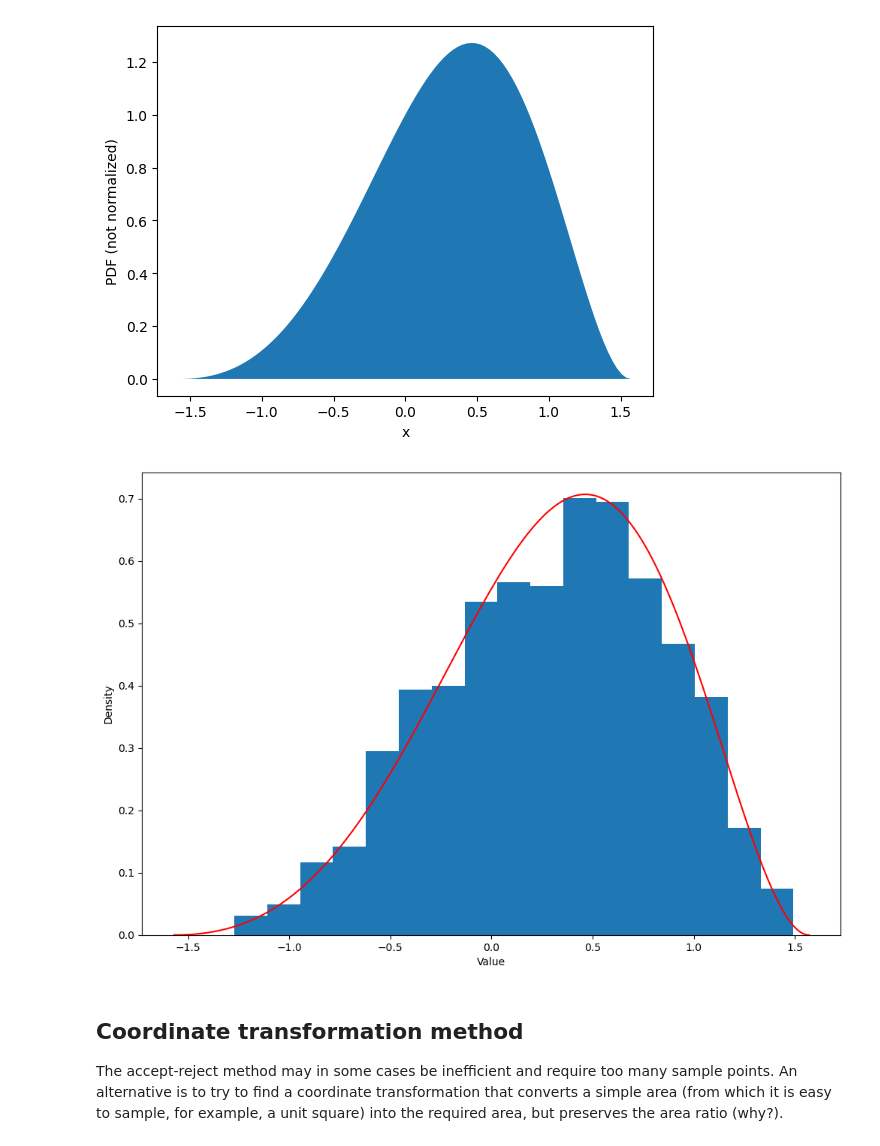
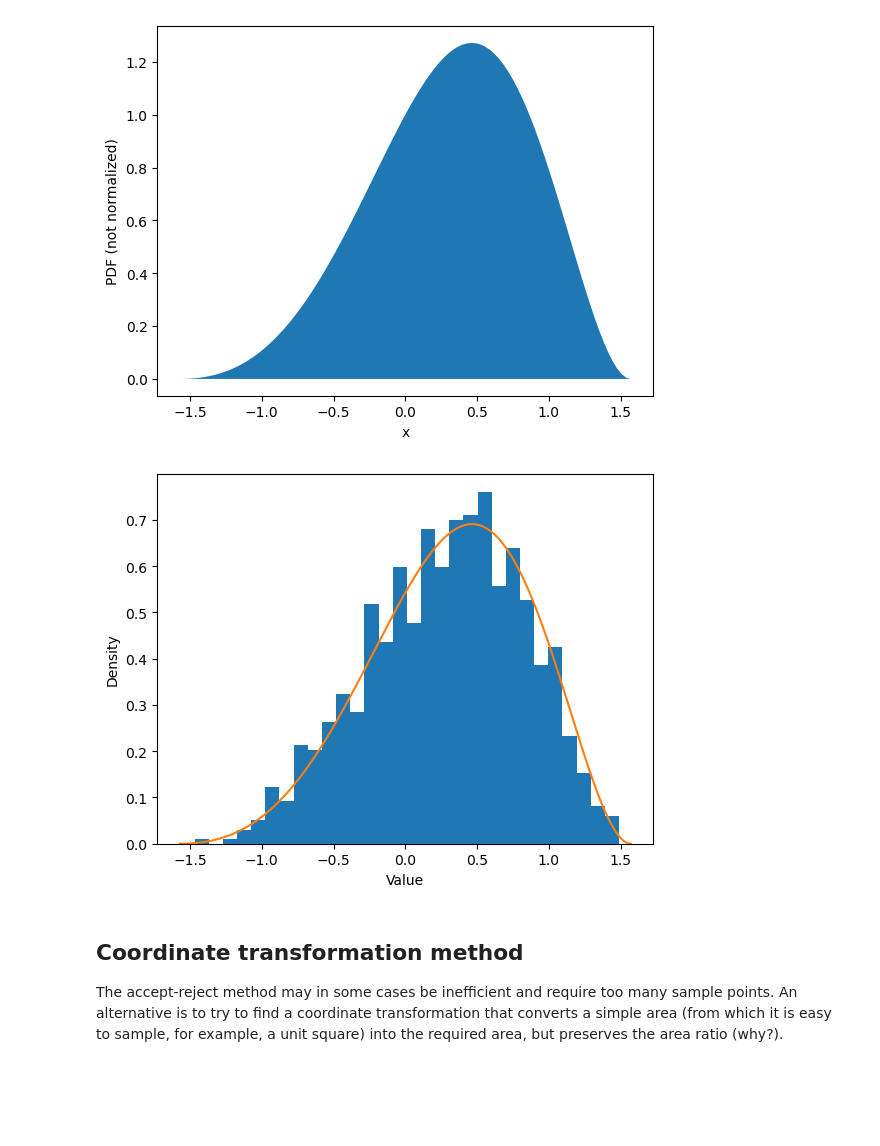
Before and after one commit to RodionovaMR/statprak, a Jupyter notebook: 3. random.ipynb, the cells around one changed output. Drawn from its saved outputs; the diff is of its cells as text; code cells hidden in the pictures; blank space fills up the shorter version.

```diff
--- a/3. random.ipynb
+++ b/3. random.ipynb
@@ -384,29 +384,35 @@ plt.show()
 # %% [output]
 [figure]
 # %%
+import numpy as np
+import matplotlib.pyplot as plt
+from scipy.integrate import quad
+
 x = np.random.uniform(-np.pi/2, np.pi/2)
-sampled_points = []
+sample = []
 
 for i in range(1000):
     x = np.random.uniform(-np.pi/2, np.pi/2)
     while np.exp(x)*np.cos(x)**2 < np.random.uniform(0, 1.5):
         x = np.random.uniform(-np.pi/2, np.pi/2)
-    sampled_points.append(x)
+    sample.append(x)
 
-x = np.linspace(-np.pi/2, np.pi/2, 1000)
-density = target_density(x) / 1.8
+x_values = np.linspace(-np.pi/2, np.pi/2, 1000)
+target_density_not_normalized = lambda x: np.exp(x) * np.cos(x)**2
+normalizing_constant, _ = quad(target_density_not_normalized, -np.pi/2, np.pi/2)
+target_density = lambda x: target_density_not_normalized(x) / normalizing_constant
 
-plt.figure(figsize=(12, 8))
-plt.hist(sampled_points, bins="auto", density=True)
-plt.plot(x, density, color='red')
+plt.hist(sample, bins=30, density=True)
+plt.plot(x_values, target_density(x_values))
 plt.xlabel('Value')
 plt.ylabel('Density')
 plt.show()
 
-#генерируем случайную точку х на нужном отрезке, создаем пустой список выборки, затеме генерируем дальнейшие элементы выборки пока не будет выполнено нужное условие np.exp(x)*np.cos(x)**2 < np.random.uniform(0, 1.5)
-#каждое подходящее добавляем в список, затем рассчитываем плотность и нормализуем
+#генерируем случайную точку х(равномерно распределенную) на нужном отрезке, создаем пустой список выборки, затеме генерируем дальнейшие элементы выборки пока не будет выполнено нужное условие np.exp(x)*np.cos(x)**2 < np.random.uniform(0, 1.5)
+#каждое подходящее добавляем в список, затем рассчитываем и нормирующую константу для получения нужной высоты графика(плотности)
+#получится выборка из нужного распределения, так как изначально мы строим выборку из более простого распределения, затем принимаем/отклоняем точки по нашему условию нужного распределенияЫ
 # %% [output]
-[figure, old version]
+[figure, new version]
 # %% [markdown]
 ## Coordinate transformation method
 
```
Also changed, not shown: parts of 6 cells of this notebook.
